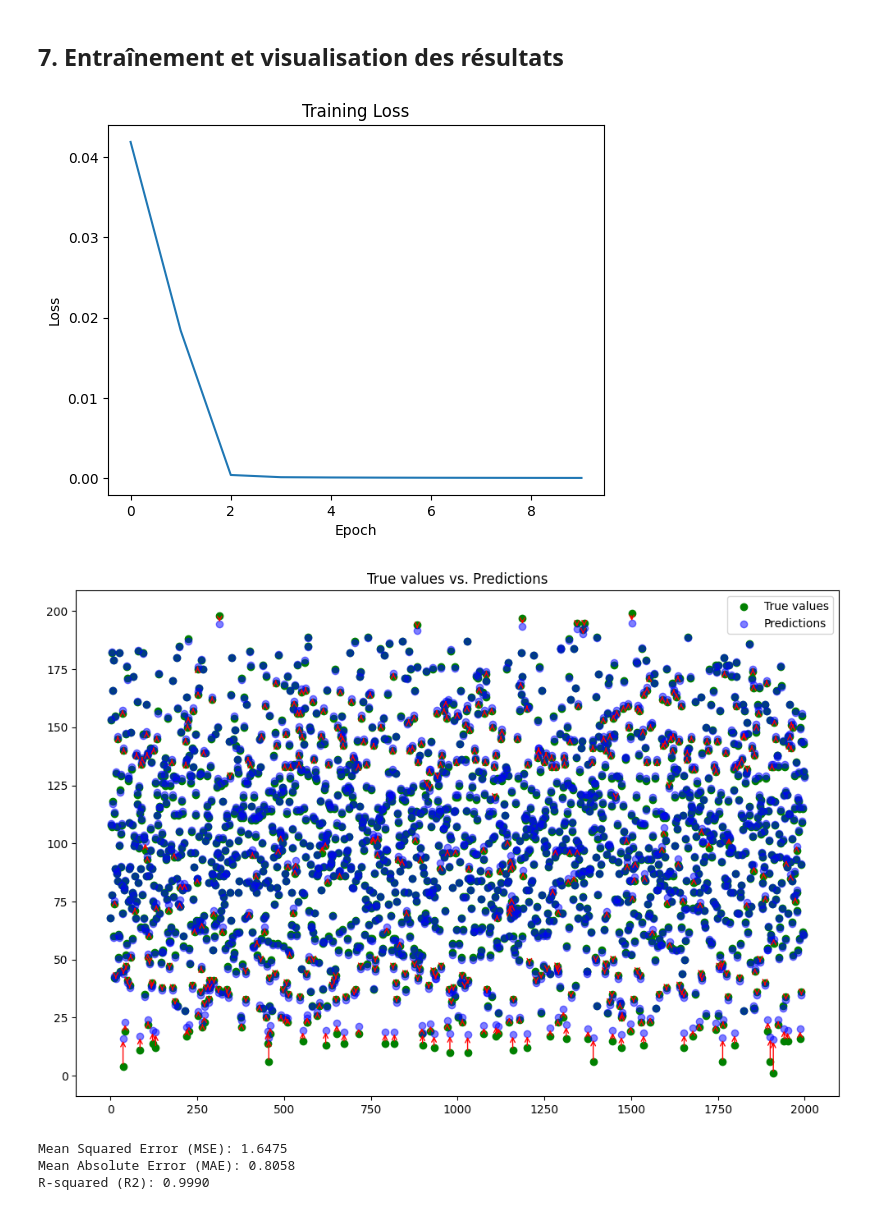
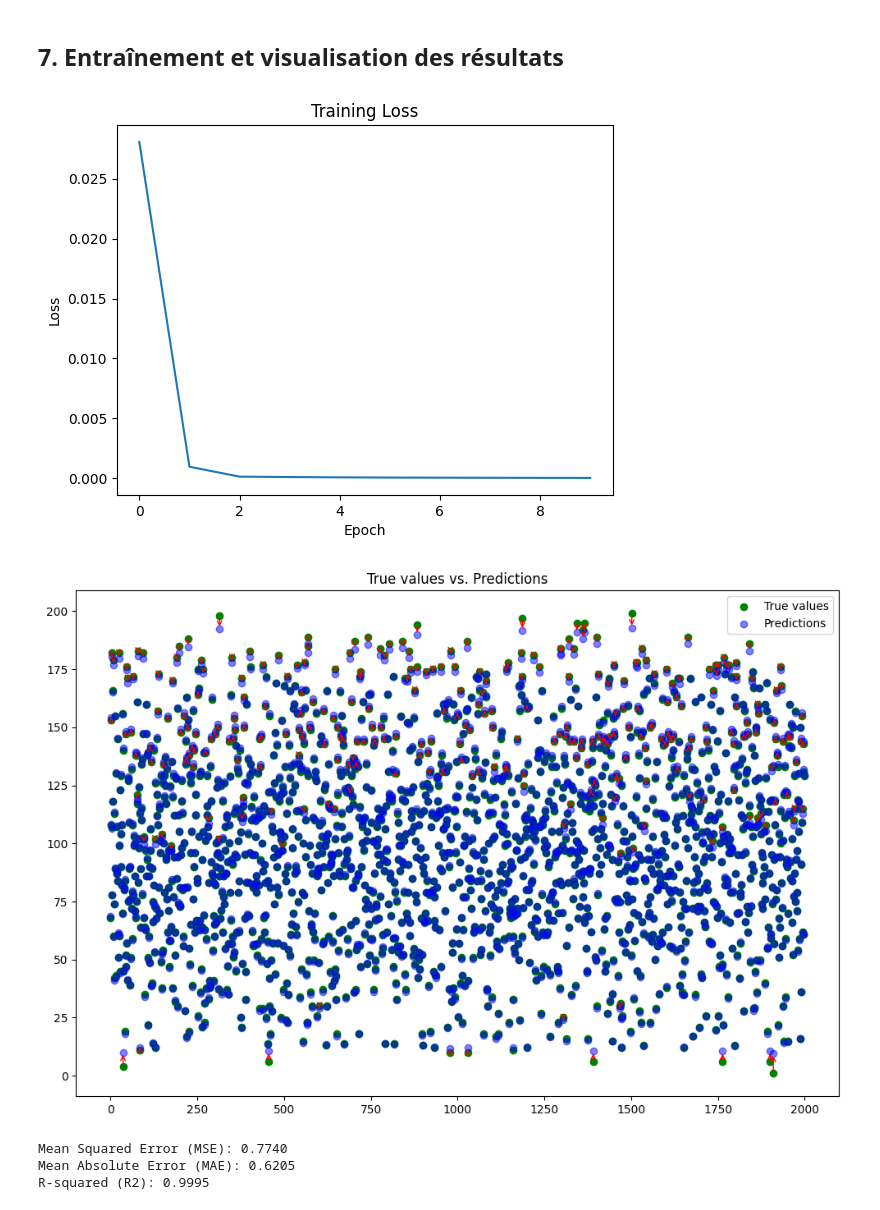
Before and after one commit to MatteoEleouet/DeepLearningEnFrancais, a Jupyter notebook: Code/07_projet_mlp/calculatric.ipynb, the cells around one changed output. Cells and saved outputs as stored; diff of their text form; code cells hidden in the pictures.

```diff
--- a/Code/07_projet_mlp/calculatric.ipynb
+++ b/Code/07_projet_mlp/calculatric.ipynb
@@ -137,35 +136,35 @@ def plot_predictions(y_true, y_pred):
 num_samples = 10000          # Nombre d'échantillons à générer. Ex: 5000, 10000, 15000, etc.
 min_value = 0                # Valeur minimale pour la génération de nombres. Ex: 0, 10, -10, etc.
 max_value = 100              # Valeur maximale pour la génération de nombres. Ex: 100, 200, 500, etc.
 operation = 'add'       # Opération à effectuer. Options : 'add' ou 'multiply'.
 batch_size = 64              # Taille des lots pour l'entraînement. Ex: 32, 64, 128, etc.
 
 # Paramètres pour le modèle MLP
 input_size = 2               # Taille de l'entrée. Pour notre cas, c'est toujours 2.
-hidden_size = 10             # Nombre de neurones dans les couches cachées. Ex: 10, 20, 50, etc.
+hidden_size = 16             # Nombre de neurones dans les couches cachées. Ex: 10, 20, 50, etc.
 output_size = 1              # Taille de la sortie. Pour notre cas, c'est toujours 1.
 num_hidden_layers = 3        # Nombre de couches cachées. Ex: 1, 2, 3, 4, etc.
 
 # Paramètres pour l'entraînement
 epochs = 10                  # Nombre d'époques pour l'entraînement. Ex: 5, 10, 20, etc.
 
 
 #? Création du DataLoader et initialisation du modèle
 dataloader = create_calculator_dataloader(num_samples=num_samples, min_value=min_value, max_value=max_value, operation=operation, batch_size=batch_size)
 model = MLP(input_size=input_size, hidden_size=hidden_size, output_size=output_size, num_hidden_layers=num_hidden_layers).to(device)
 
 
 #? Entraînement du modèle
 loss_history = train_model(model, dataloader, epochs=epochs, optimizer_name="sgd", lr=0.1)
 
 # Affichage de la courbe de perte
 plt.plot(loss_history)
 plt.title("Training Loss")
 plt.xlabel("Epoch")
 plt.ylabel("Loss")
 plt.show()
 # %% [output]
-[figure, old version]
+[figure, new version]
 # %%
 #? Test et visualisation des prédictions
 num_samples = 2000
@@ -184,10 +183,10 @@ print(f"Mean Squared Error (MSE): {mse:.4f}")
 print(f"Mean Absolute Error (MAE): {mae:.4f}")
 print(f"R-squared (R2): {r2:.4f}")
 # %% [output]
-[figure, old version]
+[figure, new version]
-Mean Squared Error (MSE): 1.6475
-Mean Absolute Error (MAE): 0.8058
-R-squared (R2): 0.9990
+Mean Squared Error (MSE): 0.7740
+Mean Absolute Error (MAE): 0.6205
+R-squared (R2): 0.9995
 # %%
 def predict_sum(model, num1, num2, max_value=100):
     # Normaliser les entrées
```
Also changed, not shown: parts of 2 cells of this notebook.
